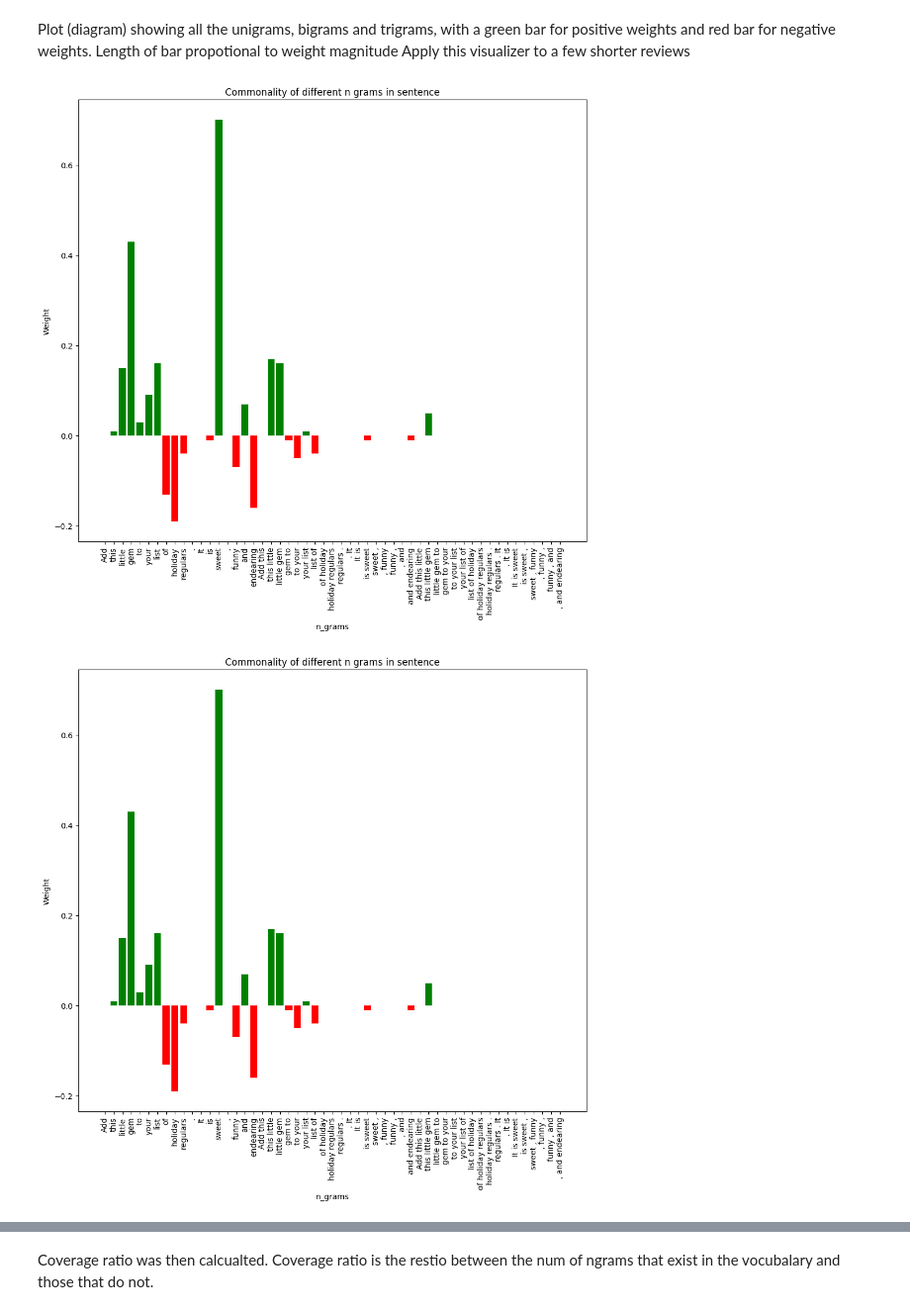
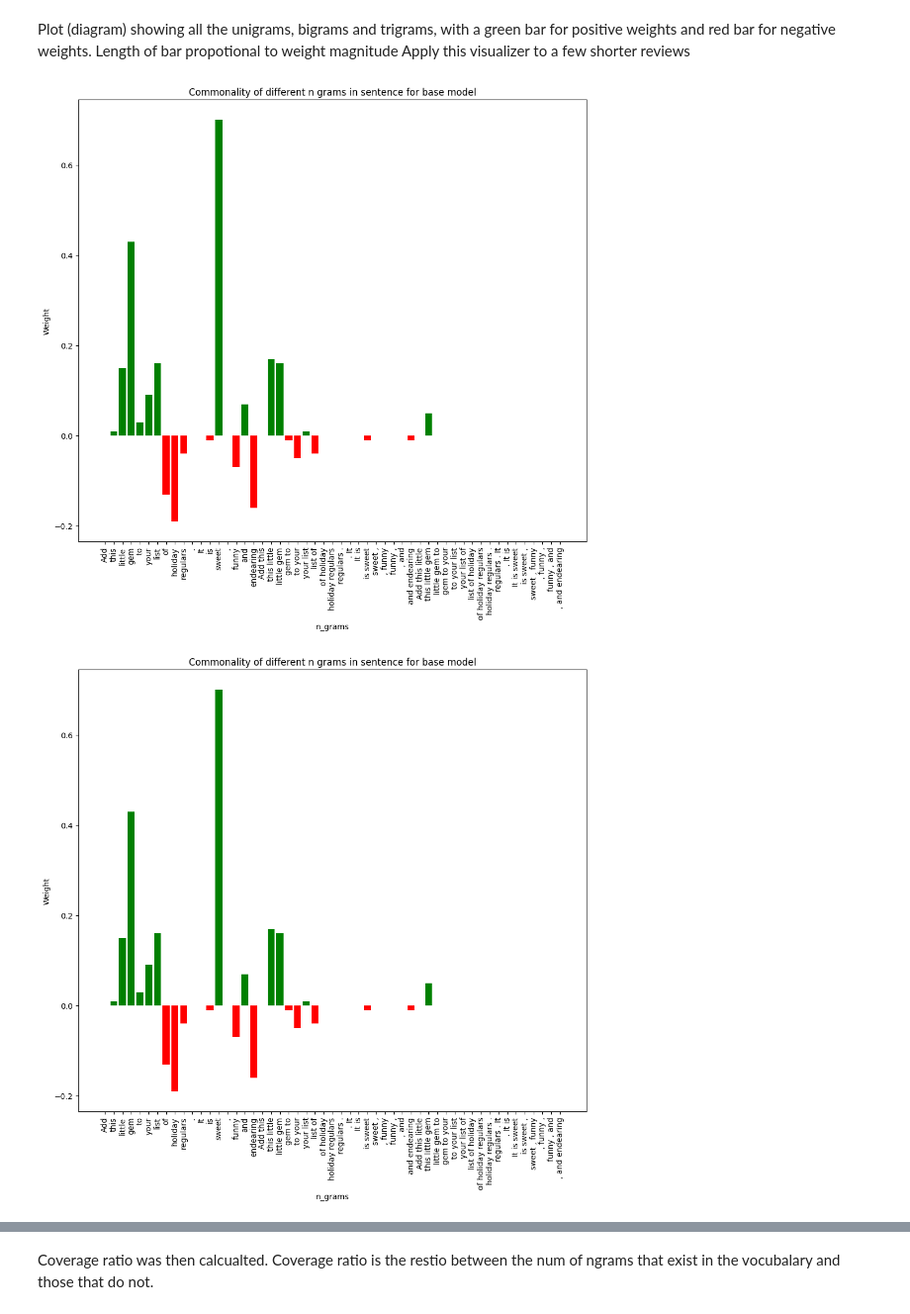
Before and after one commit to CleosCleopatra/Comp-AI, a Jupyter notebook: Assignment3_(2)_(1).ipynb, the cells around one changed output, grey strips where cells are left out. Shown at 99% size. Drawn from its saved outputs; the diff is of its cells as text; code cells hidden in the pictures.

```diff
--- a/Assignment3_(2)_(1).ipynb
+++ b/Assignment3_(2)_(1).ipynb
@@ -121,9 +121,13 @@ train_data = [(x, y) for x, y in zip(x_train, y_train)]
 test_data = [(x, y) for x, y in zip(x_test, y_test)]
 validation_data = [(x, y) for x, y in zip(x_val, y_val)]
 
-dataloaded_train = DataLoader(train_data, batch_size = 32, shuffle = True)
-data_loader_test = DataLoader(test_data, batch_size = 32, shuffle = False)
-data_loader_val = DataLoader(validation_data, batch_size = 32, shuffle = False)
+train_encoded = tokenizer(x_train, padding=True, truncation=True, return_tensors="pt")
+val_encoded = tokenizer(x_val, padding=True, truncation=True, return_tensors="pt")
+test_encoded = tokenizer(x_test, padding=True, truncation=True, return_tensors="pt")
+
+dataloaded_train = DataLoader(train_encoded, batch_size = 32, shuffle = True)
+data_loader_test = DataLoader(test_encoded, batch_size = 32, shuffle = False)
+data_loader_val = DataLoader(val_encoded, batch_size = 32, shuffle = False)
 
 
 
@@ -346,7 +347,7 @@ Plot (diagram) showing all the unigrams, bigrams and trigrams, with a green bar
 Length of bar propotional to weight magnitude
 Apply this visualizer to a few shorter reviews
 # %%
-def plot( weights, vect, words):
+def plot( weights, vect, words, title):
   unigram_weight = weights[0]
   bigram_weight = weights[1]
   trigram_weight = weights[2]
@@ -382,34 +383,34 @@ def plot( weights, vect, words):
     weights_used.append(weight)
     if weight > 0:
       colours.append("green")
     elif weight == 0:
       colours.append("gray")
     else:
       colours.append("red")
 
   plt.figure(figsize=[10,10])
   plt.bar(plot_words, weights_used, color = colours)
-  plt.title("Commonality of different n grams in sentence")
+  plt.title("Commonality of different n grams in sentence"+title)
   plt.xlabel("n_grams")
   plt.ylabel("Weight")
   plt.xticks(rotation=90)
   plt.tight_layout()
 
   plt.show()
 
 num_graphs = 3
 
 for _ in range(num_graphs):
   short_sentence = False
   while not short_sentence:
     rnd = random.randint(0, len(x_test)-1)
     words = x_test[rnd].split()
     if 15 <= len(words)<= 25:
       short_sentence = True
       sentence_num = rnd
       sentence = x_test[sentence_num]
 
-  plot(weights_list, vectoriser_list, words)
+  plot(weights_list, vectoriser_list, words, " for base model")
 # %% [output]
-[figure, old version]
+[figure, new version]
-[figure, old version]
+[figure, new version]
```
Also changed, not shown: parts of 12 cells of this notebook.
